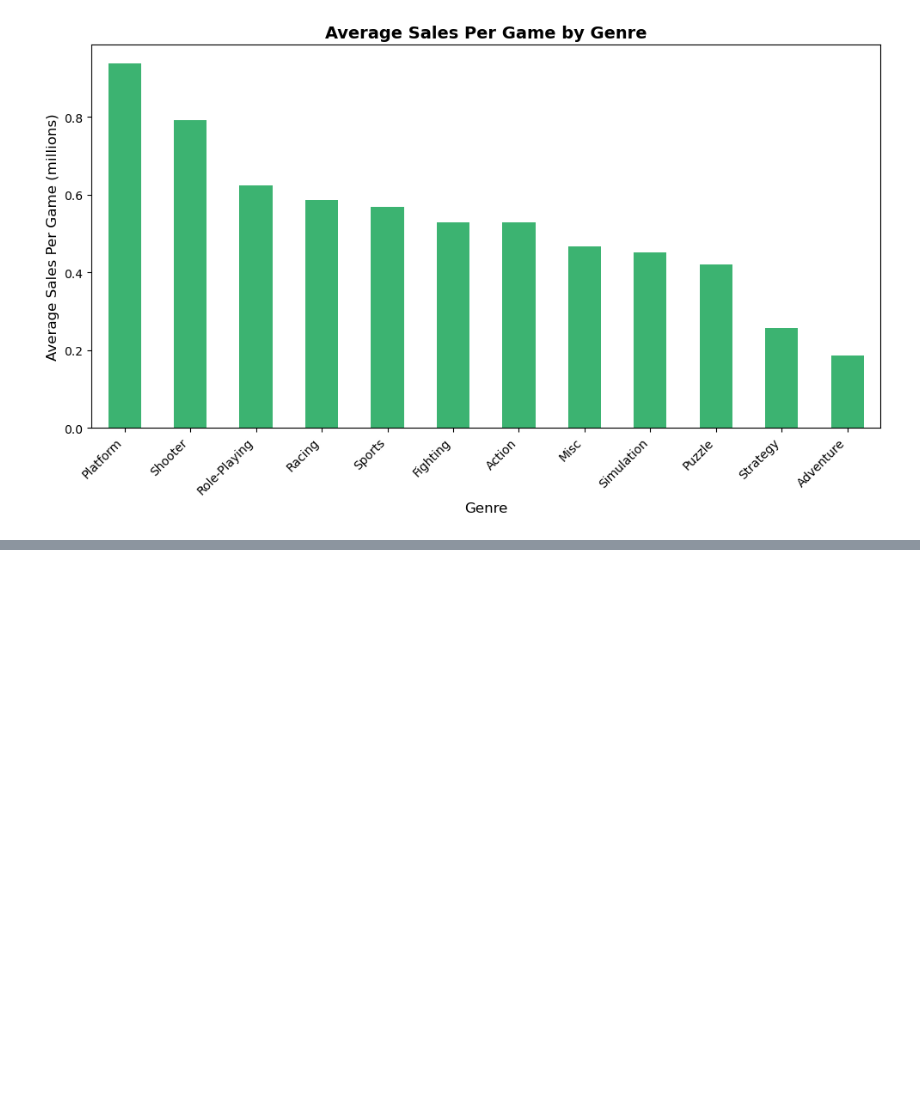
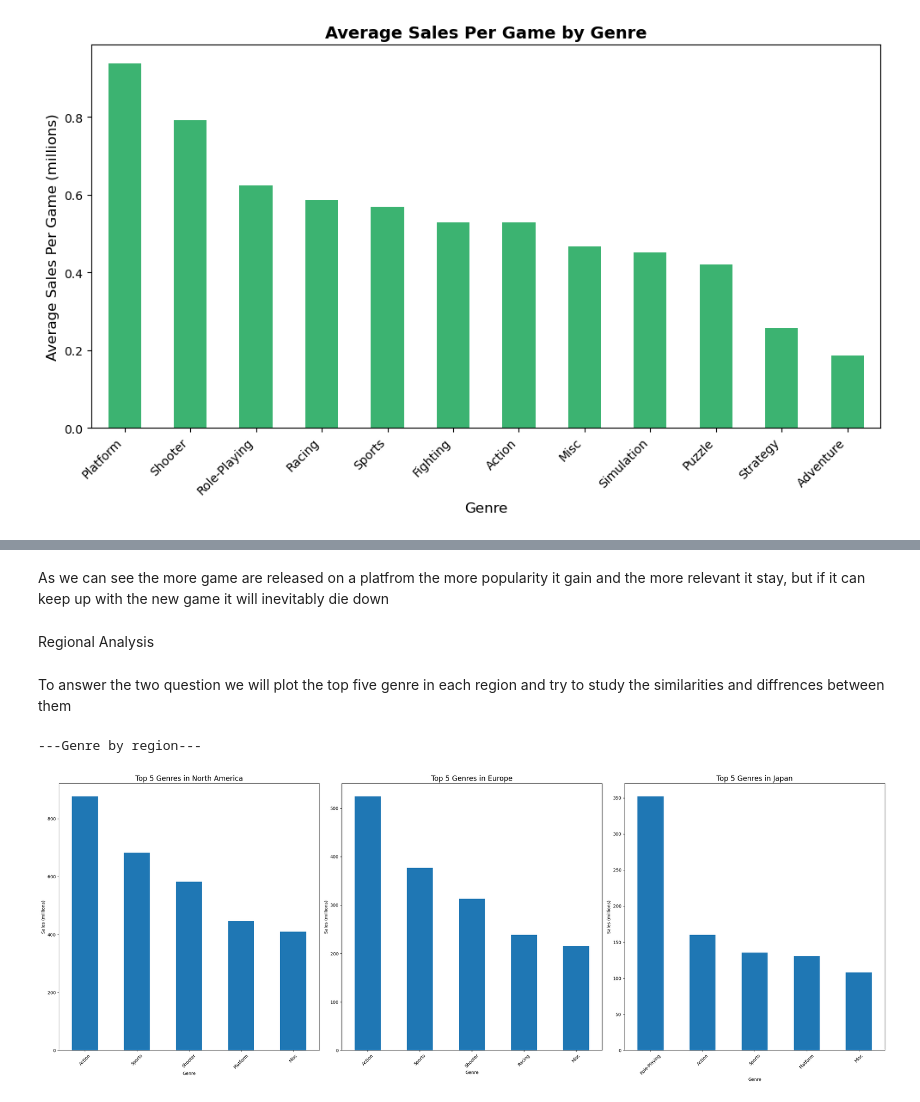
Before and after one commit to benzartimelek/Global_Video_Game_Sales_Evaluation, a Jupyter notebook: Project.ipynb, the cells around one changed output, grey strips where cells are left out. Cells and saved outputs as stored; diff of their text form; code cells hidden in the pictures; blank space fills up the shorter version.

```diff
--- a/Project.ipynb
+++ b/Project.ipynb
@@ -472,0 +566,33 @@ plt.show()
+# %% [markdown]
+As we can see the more game are released on a platfrom the more popularity it gain and the more relevant it stay, but if it can keep up with the new game it will inevitably die down
+# %% [markdown]
+Regional Analysis
+# %% [markdown]
+To answer the two question we will plot the top five genre in each region and try to study the similarities and diffrences between them
+# %%
+region_genre = (
+    df.groupby('Genre')[['NA_Sales', 'EU_Sales', 'JP_Sales']]
+      .sum()
+      .sort_values(by='NA_Sales', ascending=False)
+)
+
+top5_na = region_genre.sort_values(by='NA_Sales', ascending=False).head(5)
+top5_eu = region_genre.sort_values(by='EU_Sales', ascending=False).head(5)
+top5_jp = region_genre.sort_values(by='JP_Sales', ascending=False).head(5)
+
+fig, axes = plt.subplots(1, 3, figsize=(27, 10))
+
+regions = ["NA_Sales", "EU_Sales", "JP_Sales"]
+titles = ["North America", "Europe", "Japan"]
+
+for ax, region, title in zip(axes, regions, titles):
+    region_genre.nlargest(5, region)[region].plot(kind='bar', ax=ax)
+    ax.set_title(f"Top 5 Genres in {title}", fontsize=16)
+    ax.set_ylabel("Sales (millions)")
+    ax.tick_params(axis='x', rotation=45)
+
+plt.tight_layout()
+plt.show()
+# %% [output]
+---Genre by region---
+[figure, added]
```
Also changed, not shown: parts of 8 cells of this notebook.
